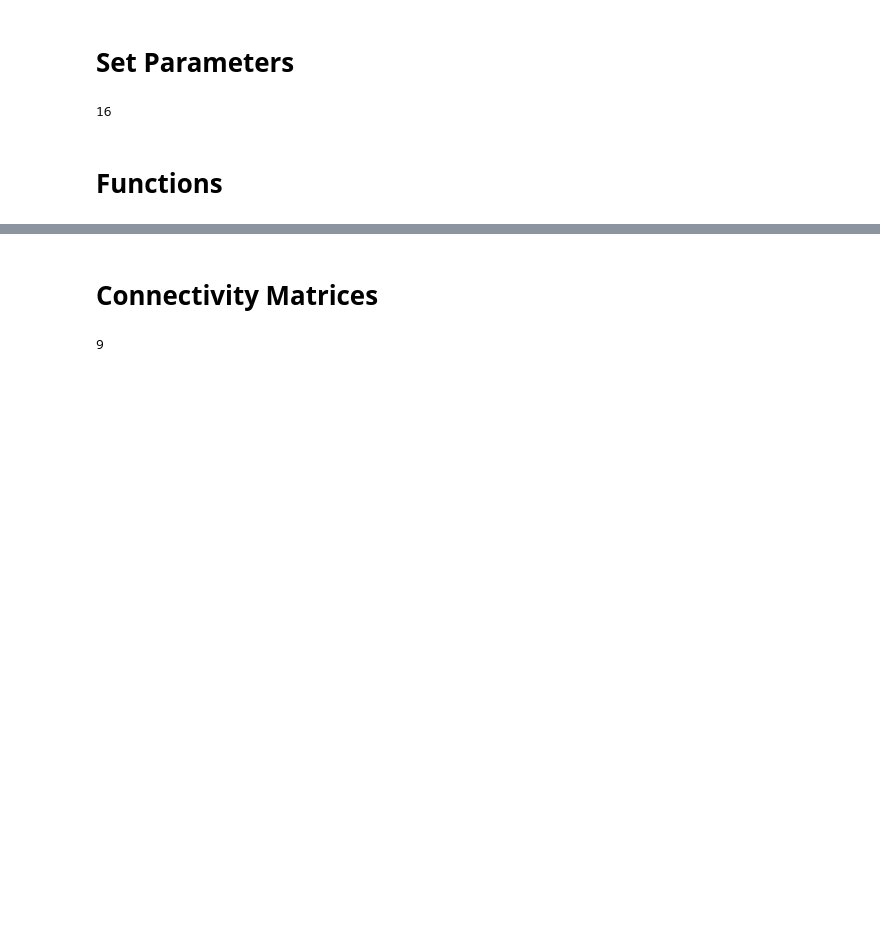
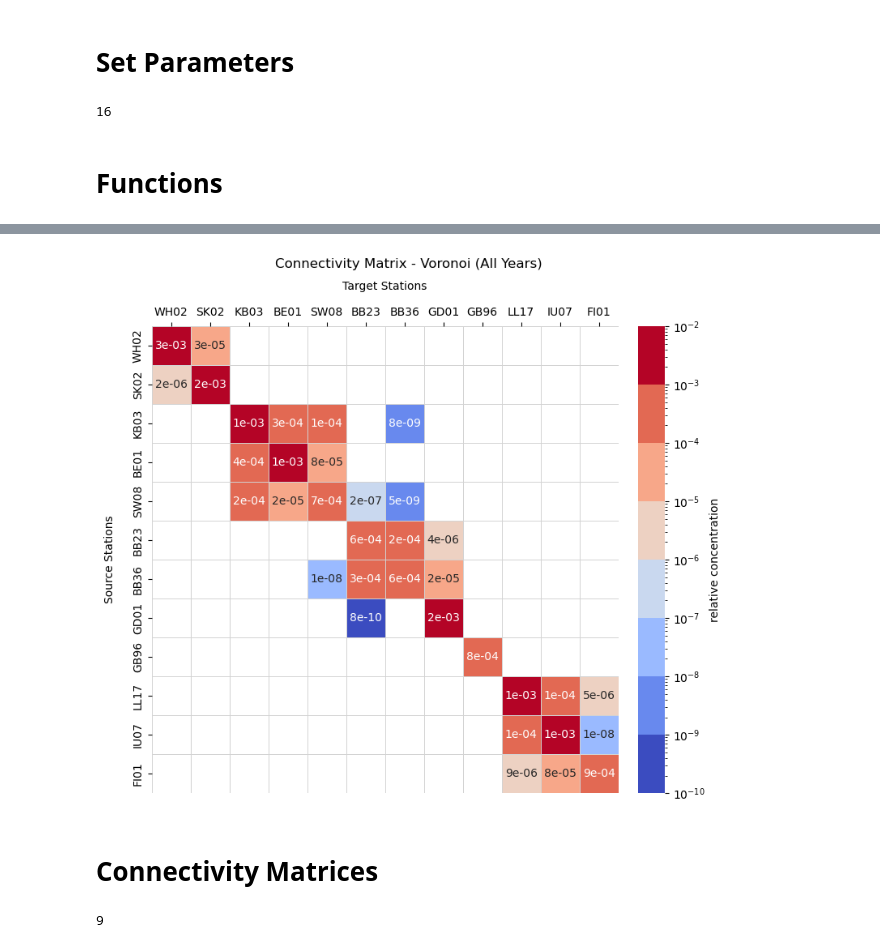
Before and after one commit to geomar-od-lagrange/2025_copepods, a Jupyter notebook: notebooks/SiteComparisonVoronoi.ipynb, the cells around one changed output, grey strips where cells are left out. Cells and saved outputs as stored; diff of their text form; code cells hidden in the pictures; blank space fills up the shorter version.

```diff
--- a/notebooks/SiteComparisonVoronoi.ipynb
+++ b/notebooks/SiteComparisonVoronoi.ipynb
@@ -212,3 +283,66 @@ def showConnectivityMatrix(
+# %%
+def showConnectivityMatrix(
+    matrix, month = 0, fn = None,
+    vmin = None, vmax = None,
+    no_digital=True, cmap="coolwarm", cbtitle=None,
+    cmdiscrete=False,
+    fontsize=10, titlesize=12):
+    if no_digital == True:
+        matrix = matrix.drop(columns=digitalSamples.dropna().values.T[0], index=digitalSamples.dropna().values.T[0])
+    if vmax == None:
+        vmax = 10**np.ceil(np.log10(matrix)).max().max()
+    if vmin == None:
+        vmin = 10**np.floor(np.log10(matrix.where(matrix != 0))).min().min()
+    if type(matrix) == type({}) and month in np.arange(6,11):
+        matrix = matrix[month]
+    elif type(matrix) == type({}) and month not in np.arange(6,11):
+        return "Please enter a valid month between 6 and 11"
+    # define the colormap
+    cmap = plt.get_cmap('coolwarm')
+    if cmdiscrete == True:
+        # force the first color entry to be invisible
+        cmap.set_under(color="#00000000")
+        # resample the colormap into the amount of discrete steps of difference between the vmin and vmax in power of 10
+        steps = (np.log10(vmax) - np.log10(vmin)).astype(int)
+        cmap = cmap.resampled(steps)
+        cbar_ticks = np.logspace(np.log10(vmin), np.log10(vmax), num=steps+1)
+    mask = matrix == 0
+    fig, (ax, cbar_ax) = plt.subplots(1, 2, figsize=(8, 7), gridspec_kw={"width_ratios":(0.9, 0.05),})
+    fig.suptitle(f"Connectivity Matrix - Voronoi (All Years)", size=titlesize)
+    hm = sns.heatmap(
+        matrix,
+        square=True,
+        mask = mask,
+        cmap=cmap,
+        linewidths=0.5, linecolor="lightgrey",
+        norm=LogNorm(vmin=vmin, vmax=vmax,),
+        annot=True, fmt=".0e", annot_kws={"size": fontsize},
+        cbar=True, cbar_kws={'label': cbtitle, "norm":LogNorm(vmin=vmin, vmax=vmax,), "ticks": None, },
+        ax=ax, cbar_ax=cbar_ax,
+    )
+    ax.tick_params(grid_linewidth=0, labelsize=fontsize,)
+    ax.set_yticklabels(ax.get_yticklabels(), rotation=90)
+    ax.set_ylabel("Source Stations", size=fontsize, labelpad=15)
+    ax.set_xlabel("Target Stations", size=fontsize, labelpad=15)
+    ax.xaxis.set_label_position("top")
+    if no_digital == False:
+        for idx_x, site_name in enumerate(df_cmatrix_total.index):
+            ax.add_patch(Rectangle((idx_x, idx_x),1,1, fill=False, edgecolor='k', lw=1, zorder=3))
+            if nondigitalSamples.notnull().loc[idx_x].values:
+                ax.add_patch(Rectangle((idx_x, 0),1,28, fill=True, color='red', edgecolor='red', lw=1, alpha=0.3, zorder=0))
+                ax.add_patch(Rectangle((idx_x, 0),1,28, fill=False, edgecolor='red', lw=1, zorder=1))
+                ax.add_patch(Rectangle((0, idx_x),28,1, fill=True, color='blue', lw=0.5, alpha=0.3, zorder=0))
+                ax.add_patch(Rectangle((0, idx_x),28,1, fill=False, edgecolor='blue', lw=1, zorder=1))
+                for idx_y, site_name in enumerate(df_cmatrix_total.index):
+                    if nondigitalSamples.notnull().loc[idx_y].values:
+                        ax.add_patch(Rectangle((idx_y, idx_x),1,1, fill=False, edgecolor='purple', lw=3, zorder=2))
+    plt.tight_layout()
+    if fn != None:
+        plt.savefig(Path(figure_outpath, fn), format="png")
+    return plt.show()
+showConnectivityMatrix(df_cmatrix_normalized_relative, no_digital=True, cbtitle="relative concentration", cmdiscrete=True)
+# %% [output]
+[figure, added]
 # %% [markdown]
 # Connectivity Matrices
 # %%
```
Also changed, not shown: parts of 6 cells of this notebook.
